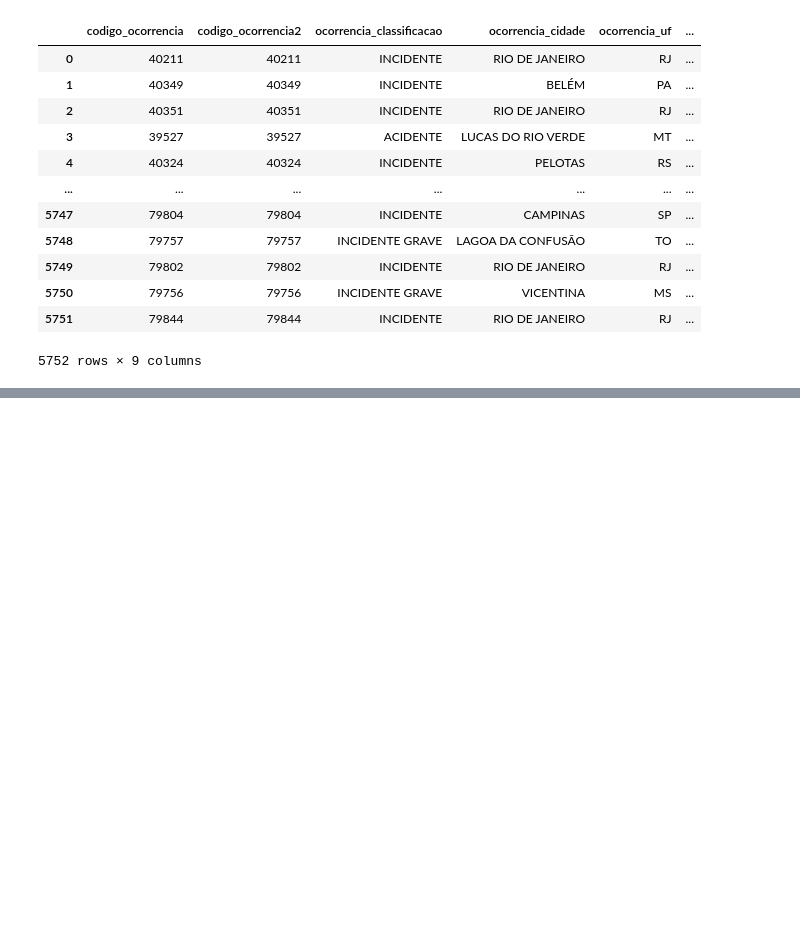
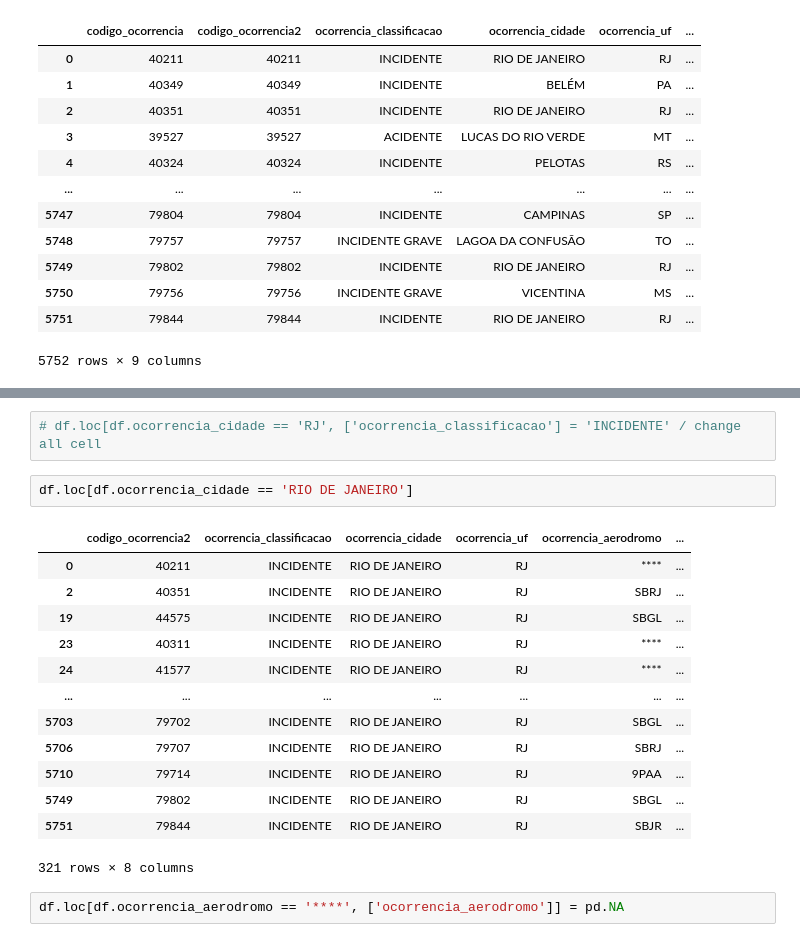
Before and after one commit to jr1os/etl-python, a Jupyter notebook: occurrences_air_crash_brazil.ipynb, the cells around one changed output, grey strips where cells are left out. Drawn from its saved outputs; the diff is of its cells as text; blank space fills up the shorter version.

```diff
--- a/occurrences_air_crash_brazil.ipynb
+++ b/occurrences_air_crash_brazil.ipynb
@@ -52,0 +127,20 @@ schema.validate(df)
+# %%
+# df.loc[df.ocorrencia_cidade == 'RJ', ['ocorrencia_classificacao'] = 'INCIDENTE' / change all cell
+# %%
+df.loc[df.ocorrencia_cidade == 'RIO DE JANEIRO']
+# %% [output]
+|  | codigo_ocorrencia2 | ocorrencia_classificacao | ocorrencia_cidade | ocorrencia_uf | ocorrencia_aerodromo | ... |
+| 0 | 40211 | INCIDENTE | RIO DE JANEIRO | RJ | **** | ... |
+| 2 | 40351 | INCIDENTE | RIO DE JANEIRO | RJ | SBRJ | ... |
+| 19 | 44575 | INCIDENTE | RIO DE JANEIRO | RJ | SBGL | ... |
+| 23 | 40311 | INCIDENTE | RIO DE JANEIRO | RJ | **** | ... |
+| 24 | 41577 | INCIDENTE | RIO DE JANEIRO | RJ | **** | ... |
+| ... | ... | ... | ... | ... | ... | ... |
+| 5703 | 79702 | INCIDENTE | RIO DE JANEIRO | RJ | SBGL | ... |
+| 5706 | 79707 | INCIDENTE | RIO DE JANEIRO | RJ | SBRJ | ... |
+| 5710 | 79714 | INCIDENTE | RIO DE JANEIRO | RJ | 9PAA | ... |
+| 5749 | 79802 | INCIDENTE | RIO DE JANEIRO | RJ | SBGL | ... |
+| 5751 | 79844 | INCIDENTE | RIO DE JANEIRO | RJ | SBJR | ... |
+321 rows × 8 columns
+# %%
+df.loc[df.ocorrencia_aerodromo == '****', ['ocorrencia_aerodromo']] = pd.NA
```
Also changed, not shown: parts of 37 cells of this notebook.
